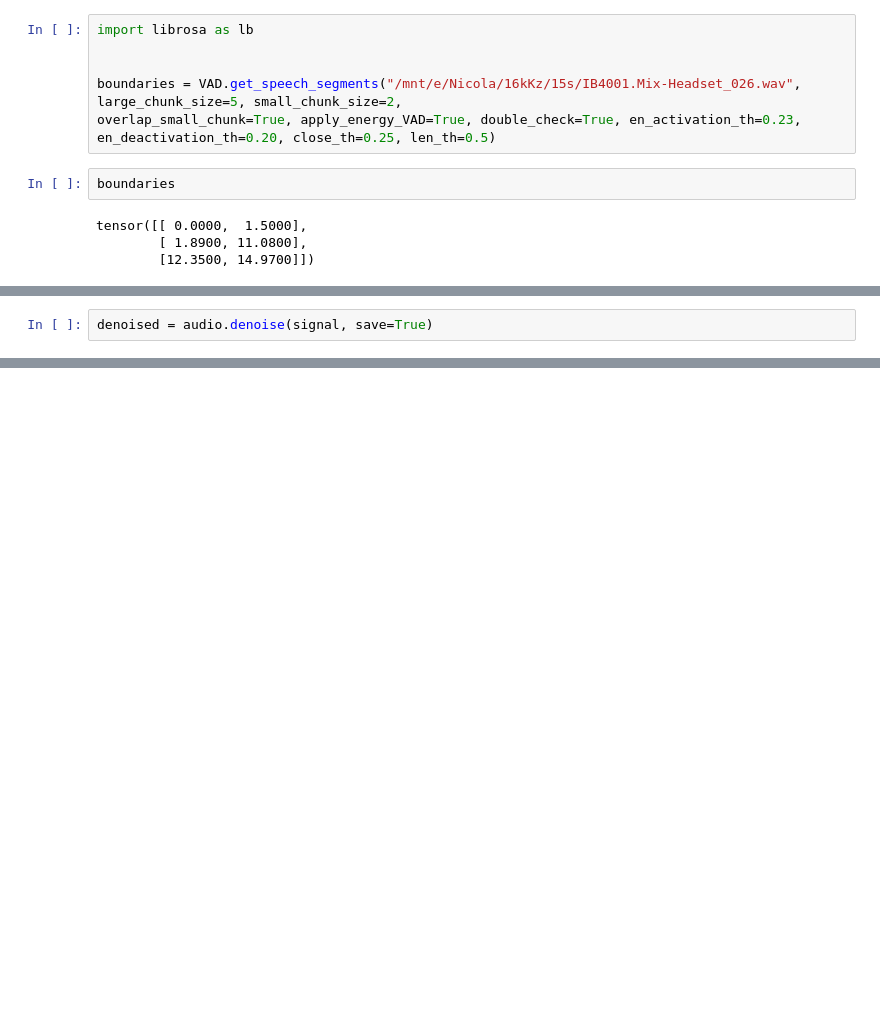
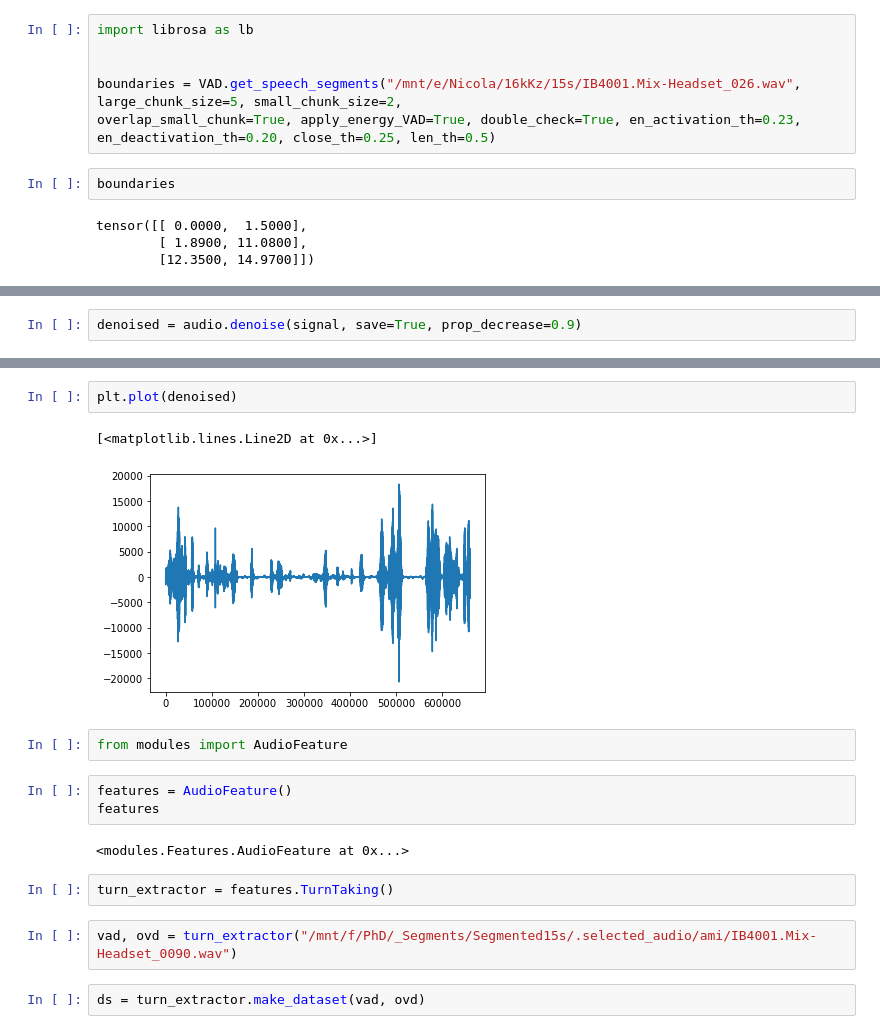
Before and after one commit to Lakebak/AudioAnalysis, a Jupyter notebook: test_notebook.ipynb, the cells around one changed output, grey strips where cells are left out. Saved outputs shown, nothing was run; the diff lists cells and outputs as text; blank space fills up the shorter version.

```diff
--- a/test_notebook.ipynb
+++ b/test_notebook.ipynb
@@ -124,3 +101,3 @@ audio = Audio("/mnt/f/PhD/_Segments/44kHz/15s/ami/TS3006b.Mix-Headset_0128.wav",
 signal = audio.load()
 # %%
-denoised = audio.denoise(signal, save=True)
+denoised = audio.denoise(signal, save=True, prop_decrease=0.9)
@@ -126,0 +112,18 @@ denoised = audio.denoise(signal, save=True)
+# %%
+plt.plot(denoised)
+# %% [output]
+[<matplotlib.lines.Line2D at 0x...>]
+[figure, added]
+# %%
+from modules import AudioFeature
+# %%
+features = AudioFeature()
+features
+# %% [output]
+<modules.Features.AudioFeature at 0x...>
+# %%
+turn_extractor = features.TurnTaking()
+# %%
+vad, ovd = turn_extractor("/mnt/f/PhD/_Segments/Segmented15s/.selected_audio/ami/IB4001.Mix-Headset_0090.wav")
+# %%
+ds = turn_extractor.make_dataset(vad, ovd)
```
Also changed, not shown: parts of 9 cells of this notebook, 18 other files.
